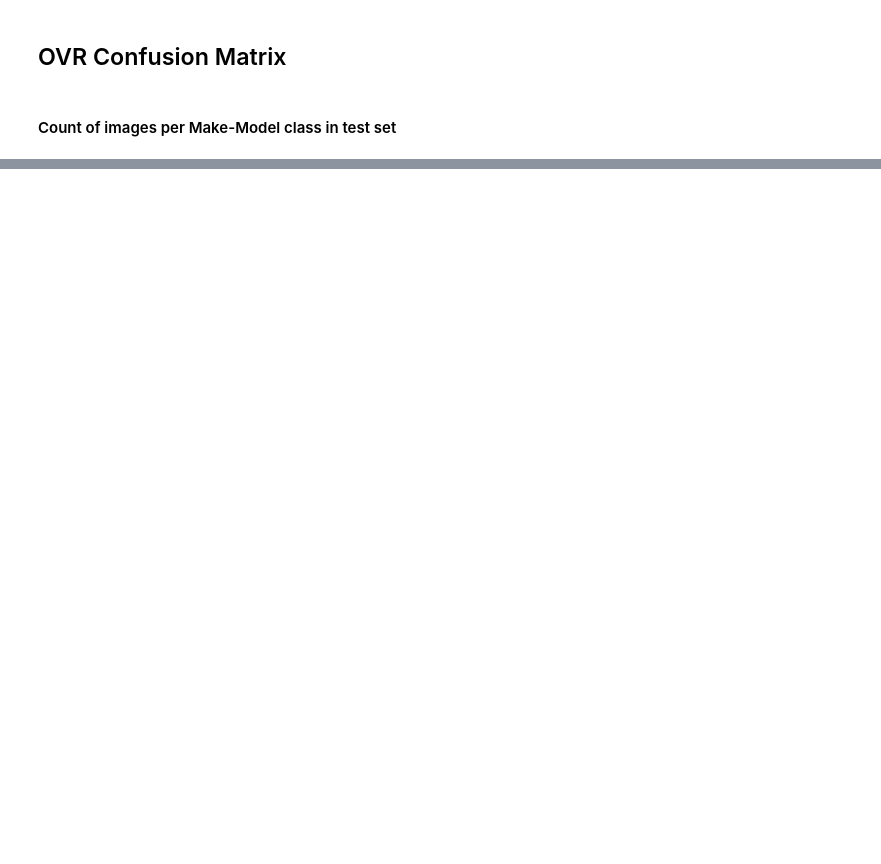
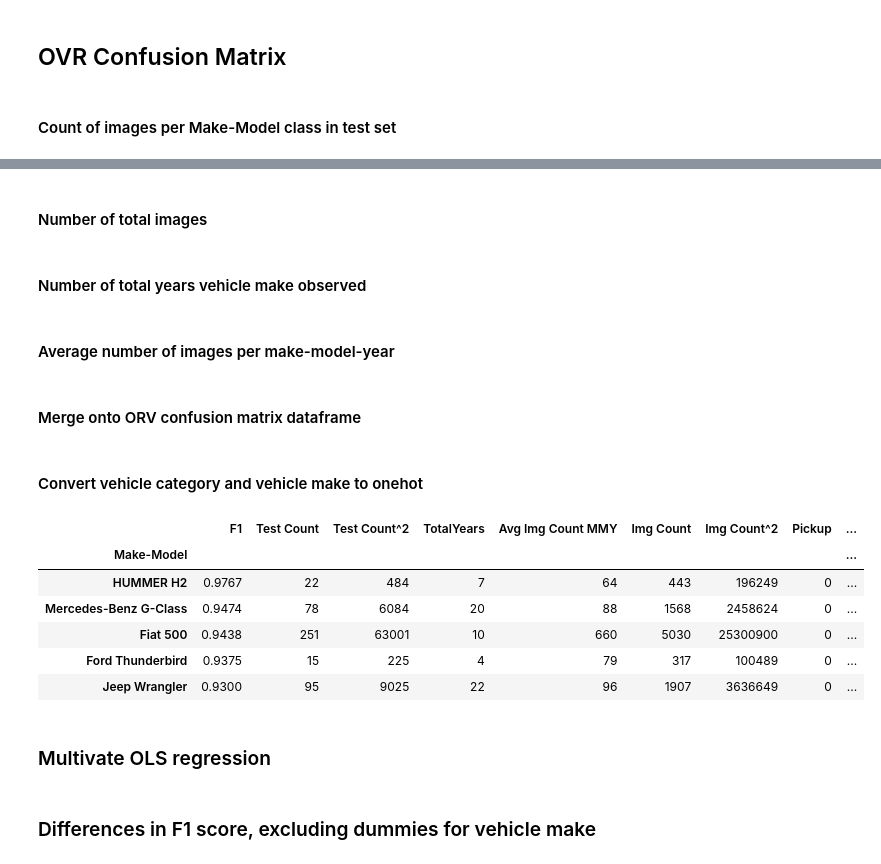
Before and after one commit to kingjosephm/vehicle_make_model_classifier, a Jupyter notebook: TestSetAnalysis.ipynb, the cells around one changed output, grey strips where cells are left out. Drawn from its saved outputs; the diff is of its cells as text; code cells hidden in the pictures; blank space fills up the shorter version.

Commit message:
updated TestSetAnalysis.ipynb to include multivariate regression analysis of predictors of F1 score

```diff
--- a/TestSetAnalysis.ipynb
+++ b/TestSetAnalysis.ipynb
@@ -86,0 +120,2 @@ plt.show()
+# %% [markdown]
+#### Number of total images
@@ -86,0 +125,2 @@ plt.show()
+# %% [markdown]
+#### Number of total years vehicle make observed
@@ -86,0 +132,40 @@ plt.show()
+# %% [markdown]
+#### Average number of images per make-model-year
+# %%
+df['Img Count MMY'] = df.groupby(['Make-Model', 'Year'])['Source Path'].transform('count')
+df['Avg Img Count MMY'] = df.groupby('Make-Model')['Img Count MMY'].transform('mean').astype(int)
+# %% [markdown]
+#### Merge onto ORV confusion matrix dataframe
+# %%
+df = df[['Make-Model', 'Category', 'Make', 'TotalYears', 'Avg Img Count MMY']].drop_duplicates(subset=['Make-Model']).reset_index(drop=True)
+# %%
+subset = ovr_conf_mat[['Make-Model', 'F1', 'count']].copy()
+subset.rename(columns={'count': 'Test Count'}, inplace=True)
+subset['Test Count^2'] = subset['Test Count'] ** 2
+
+conf_mat = subset.merge(df, on='Make-Model', how='left')
+conf_mat.rename(columns={'count': 'Test Count'}, inplace=True)
+
+conf_mat = conf_mat.merge(img_count, on='Make-Model', how='left')
+# %% [markdown]
+#### Convert vehicle category and vehicle make to onehot
+# %%
+conf_mat = pd.concat([conf_mat, pd.get_dummies(conf_mat['Category'], drop_first=True)], axis=1)
+del conf_mat['Category']
+
+conf_mat = pd.concat([conf_mat, pd.get_dummies(conf_mat['Make'], drop_first=True)], axis=1)
+del conf_mat['Make']
+
+conf_mat = conf_mat.set_index('Make-Model')
+# %%
+conf_mat.head()
+# %% [output]
+|  | F1 | Test Count | Test Count^2 | TotalYears | Avg Img Count MMY | Img Count | Img Count^2 | Pickup | ... |
+| Make-Model |  |  |  |  |  |  |  |  | ... |
+| HUMMER H2 | 0.9767 | 22 | 484 | 7 | 64 | 443 | 196249 | 0 | ... |
+| Mercedes-Benz G-Class | 0.9474 | 78 | 6084 | 20 | 88 | 1568 | 2458624 | 0 | ... |
+| Fiat 500 | 0.9438 | 251 | 63001 | 10 | 660 | 5030 | 25300900 | 0 | ... |
+| Ford Thunderbird | 0.9375 | 15 | 225 | 4 | 79 | 317 | 100489 | 0 | ... |
+| Jeep Wrangler | 0.9300 | 95 | 9025 | 22 | 96 | 1907 | 3636649 | 0 | ... |
+# %% [markdown]
+### Multivate OLS regression
@@ -86,0 +176,2 @@ plt.show()
+# %% [markdown]
+### Differences in F1 score, excluding dummies for vehicle make
```
Also changed, not shown: parts of 19 cells of this notebook.
